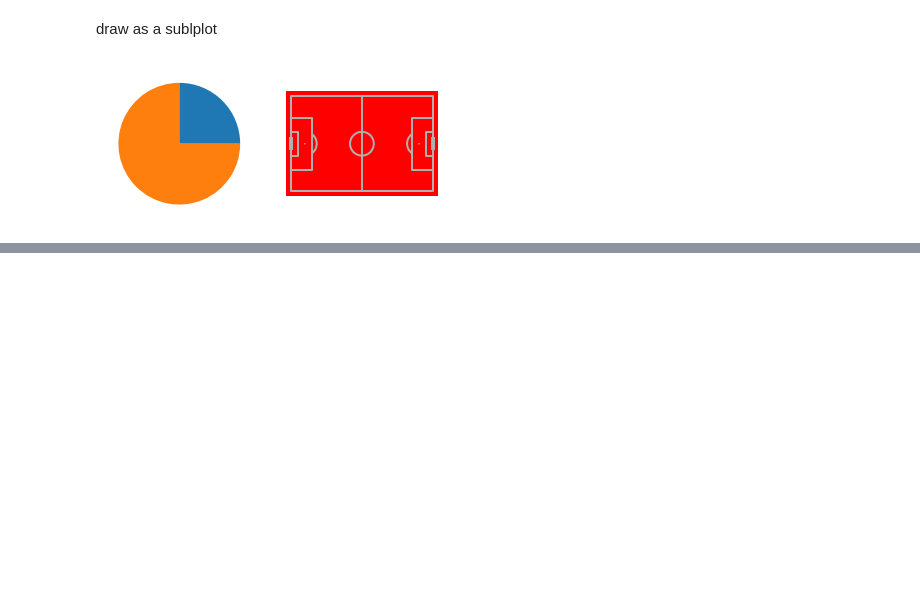
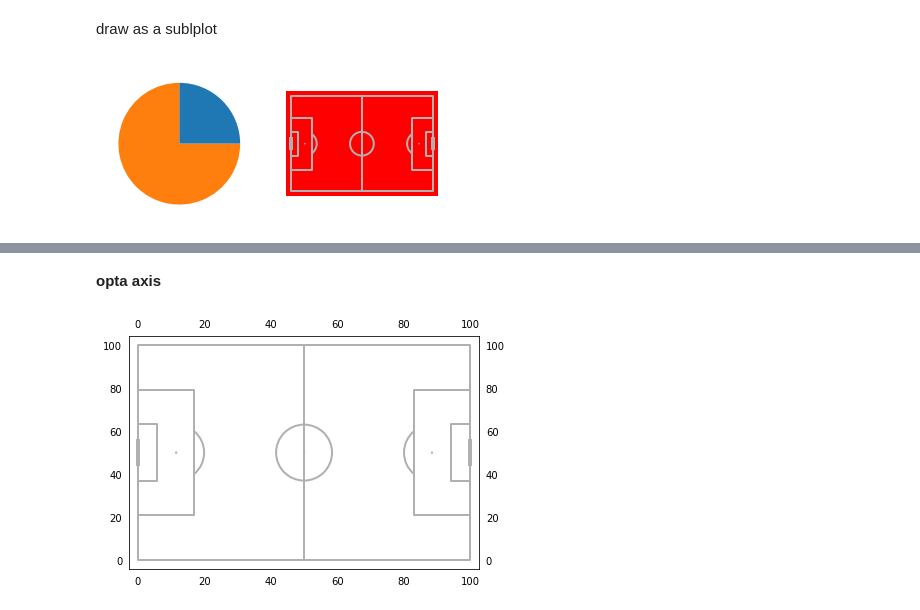
Before and after one commit to chikoungoun/Football, a Jupyter notebook: MPL Soccer/MPL Soccer intro.ipynb, the cells around one changed output, grey strips where cells are left out. Drawn from its saved outputs; the diff is of its cells as text; code cells hidden in the pictures; blank space fills up the shorter version.

```diff
--- a/MPL Soccer/MPL Soccer intro.ipynb
+++ b/MPL Soccer/MPL Soccer intro.ipynb
@@ -21,0 +44,9 @@ pitch.draw(ax=axs[1])
+# %% [markdown]
+**opta axis**
+# %%
+pitch = Pitch(pitch_type='opta',pitch_length=105,pitch_width=68,
+             axis=True,
+             label=True)
+fig, ax = pitch.draw()
+# %% [output]
+[figure, added]
```
Also changed, not shown: parts of 6 cells of this notebook.
